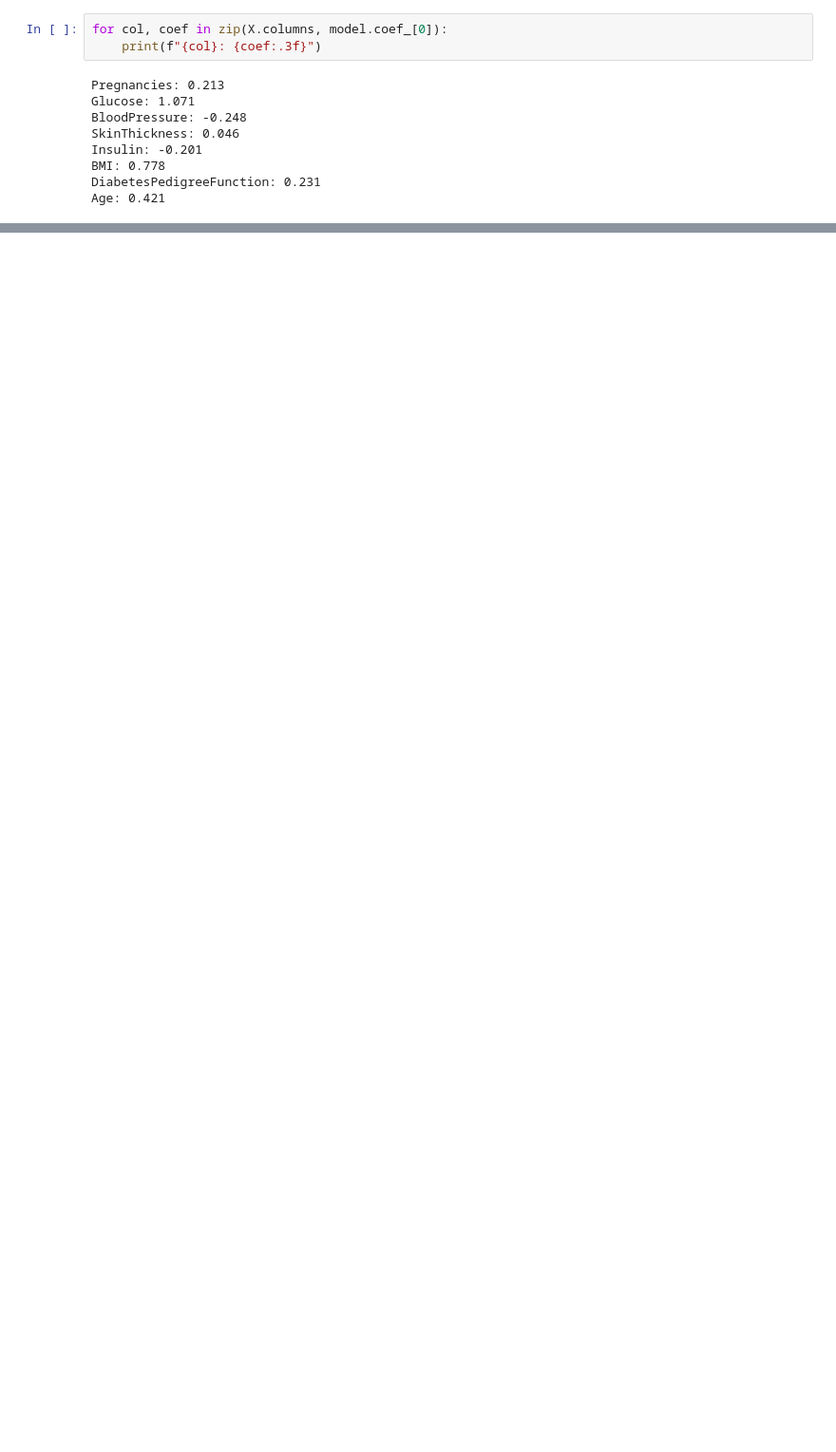
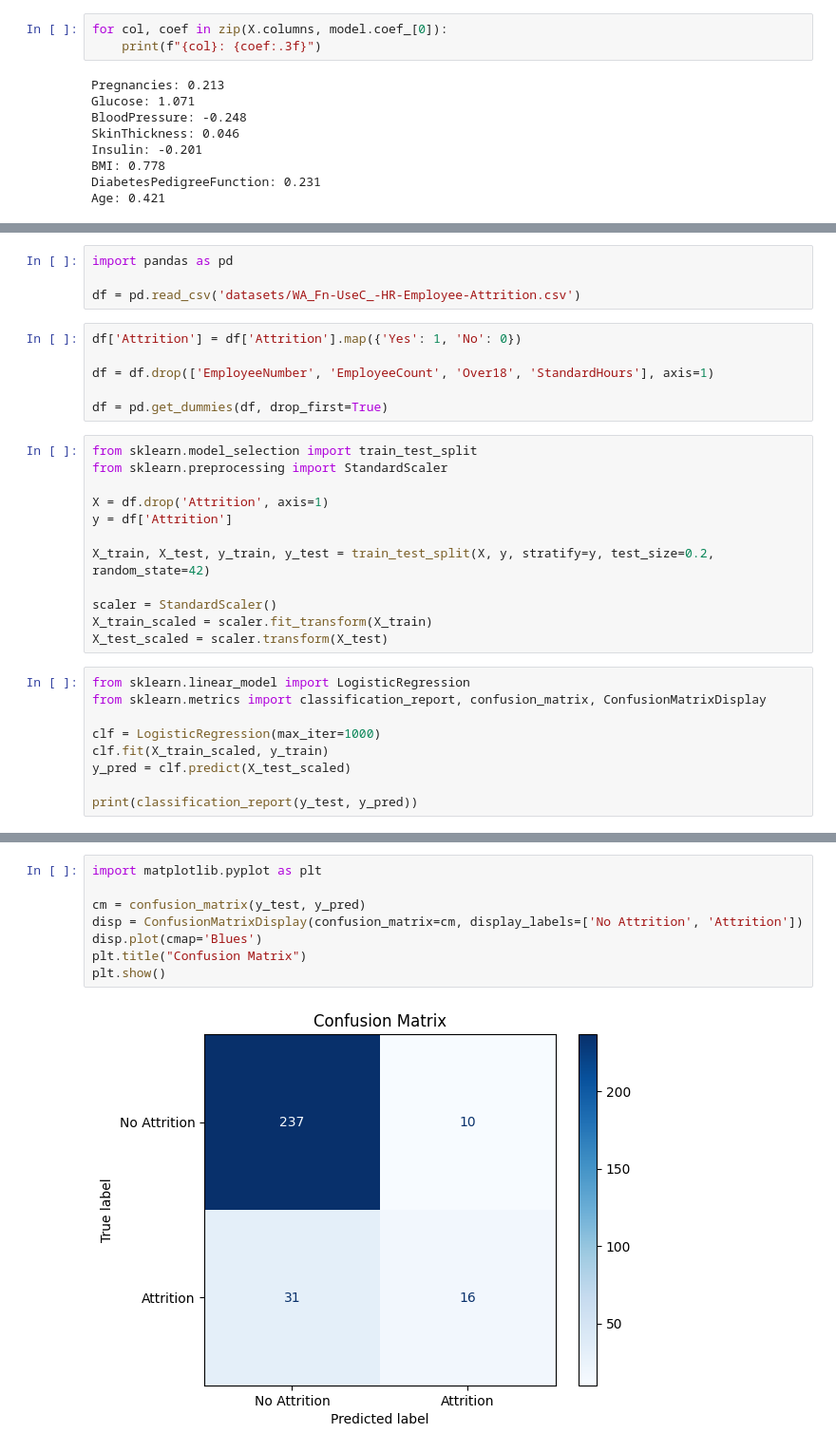
Before and after one commit to JafarDigital/machine-learning, a Jupyter notebook: logisticRegression.ipynb, the cells around one changed output, grey strips where cells are left out. Shown at 95% size. Cells and saved outputs as stored; diff of their text form; blank space fills up the shorter version.

```diff
--- a/logisticRegression.ipynb
+++ b/logisticRegression.ipynb
@@ -96,0 +99,31 @@ Age: 0.421
+# %%
+import pandas as pd
+
+df = pd.read_csv('datasets/WA_Fn-UseC_-HR-Employee-Attrition.csv')
+# %%
+df['Attrition'] = df['Attrition'].map({'Yes': 1, 'No': 0})
+
+df = df.drop(['EmployeeNumber', 'EmployeeCount', 'Over18', 'StandardHours'], axis=1)
+
+df = pd.get_dummies(df, drop_first=True)
+# %%
+from sklearn.model_selection import train_test_split
+from sklearn.preprocessing import StandardScaler
+
+X = df.drop('Attrition', axis=1)
+y = df['Attrition']
+
+X_train, X_test, y_train, y_test = train_test_split(X, y, stratify=y, test_size=0.2, random_state=42)
+
+scaler = StandardScaler()
+X_train_scaled = scaler.fit_transform(X_train)
+X_test_scaled = scaler.transform(X_test)
+# %%
+from sklearn.linear_model import LogisticRegression
+from sklearn.metrics import classification_report, confusion_matrix, ConfusionMatrixDisplay
+
+clf = LogisticRegression(max_iter=1000)
+clf.fit(X_train_scaled, y_train)
+y_pred = clf.predict(X_test_scaled)
+
+print(classification_report(y_test, y_pred))
@@ -96,0 +139,10 @@ Age: 0.421
+# %%
+import matplotlib.pyplot as plt
+
+cm = confusion_matrix(y_test, y_pred)
+disp = ConfusionMatrixDisplay(confusion_matrix=cm, display_labels=['No Attrition', 'Attrition'])
+disp.plot(cmap='Blues')
+plt.title("Confusion Matrix")
+plt.show()
+# %% [output]
+[figure, added]
```
Also changed, not shown: parts of 4 cells of this notebook.
